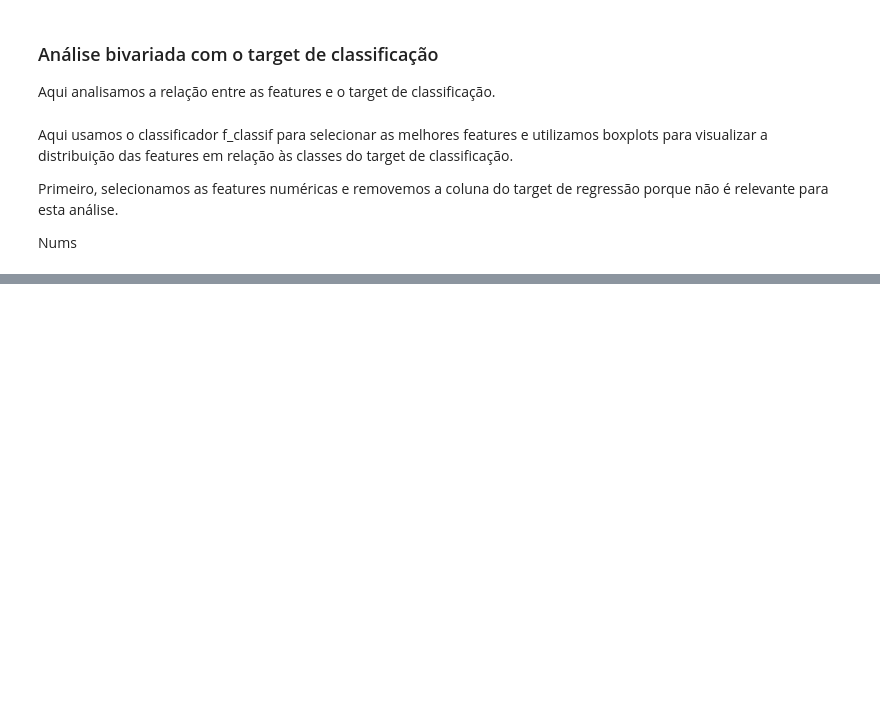
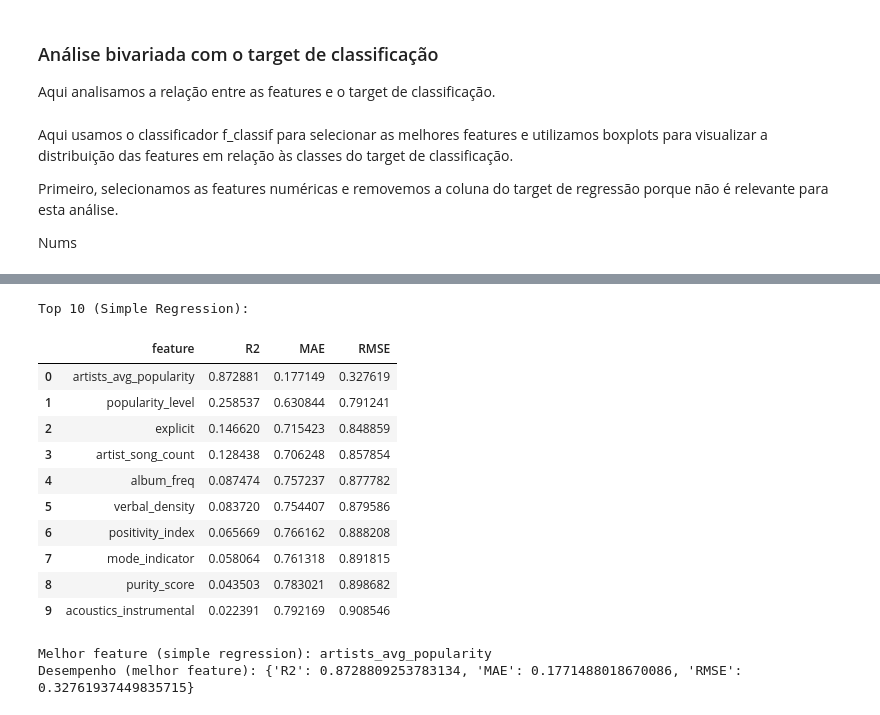
Before and after one commit to Mendoncaa/APRAU_G15, a Jupyter notebook: Projeto_1.ipynb, the cells around one changed output, grey strips where cells are left out. Drawn from its saved outputs; the diff is of its cells as text; code cells hidden in the pictures; blank space fills up the shorter version.

```diff
--- a/Projeto_1.ipynb
+++ b/Projeto_1.ipynb
@@ -477,0 +483,48 @@ Top 10 F-score (classificação):
+# %%
+from sklearn.linear_model import LinearRegression
+from sklearn.metrics import r2_score, mean_absolute_error, mean_squared_error
+
+# Função auxiliar para métricas
+def _metrics(y_true, y_pred):
+    r2 = r2_score(y_true, y_pred)
+    mae = mean_absolute_error(y_true, y_pred)
+    rmse = mean_squared_error(y_true, y_pred, squared=False)
+    return r2, mae, rmse
+
+results_simple = []
+
+for col in feature_cols:
+    # treino com uma única coluna
+    model = LinearRegression()
+    model.fit(X_train[[col]], y_train)
+    preds = model.predict(X_test[[col]])
+    r2, mae, rmse = _metrics(y_test, preds)
+    results_simple.append({'feature': col, 'R2': r2, 'MAE': mae, 'RMSE': rmse})
+
+simple_df = pd.DataFrame(results_simple).sort_values(by=['R2', 'RMSE'], ascending=[False, True]).reset_index(drop=True)
+print("Top 10 (Simple Regression):")
+display(simple_df.head(10))
+
+best_feature = simple_df.iloc[0]['feature']
+print(f"\nMelhor feature (simple regression): {best_feature}")
+
+# Modelo final com a melhor *feature*
+simple_best_model = LinearRegression().fit(X_train[[best_feature]], y_train)
+simple_best_pred = simple_best_model.predict(X_test[[best_feature]])
+simple_best_scores = dict(zip(['R2','MAE','RMSE'], _metrics(y_test, simple_best_pred)))
+print("Desempenho (melhor feature):", simple_best_scores)
+# %% [output]
+Top 10 (Simple Regression):
+|  | feature | R2 | MAE | RMSE |
+| 0 | artists_avg_popularity | 0.872881 | 0.177149 | 0.327619 |
+| 1 | popularity_level | 0.258537 | 0.630844 | 0.791241 |
+| 2 | explicit | 0.146620 | 0.715423 | 0.848859 |
+| 3 | artist_song_count | 0.128438 | 0.706248 | 0.857854 |
+| 4 | album_freq | 0.087474 | 0.757237 | 0.877782 |
+| 5 | verbal_density | 0.083720 | 0.754407 | 0.879586 |
+| 6 | positivity_index | 0.065669 | 0.766162 | 0.888208 |
+| 7 | mode_indicator | 0.058064 | 0.761318 | 0.891815 |
+| 8 | purity_score | 0.043503 | 0.783021 | 0.898682 |
+| 9 | acoustics_instrumental | 0.022391 | 0.792169 | 0.908546 |
+Melhor feature (simple regression): artists_avg_popularity
+Desempenho (melhor feature): {'R2': 0.8728809253783134, 'MAE': 0.1771488018670086, 'RMSE': 0.32761937449835715}
```
Also changed, not shown: parts of 18 cells of this notebook.
